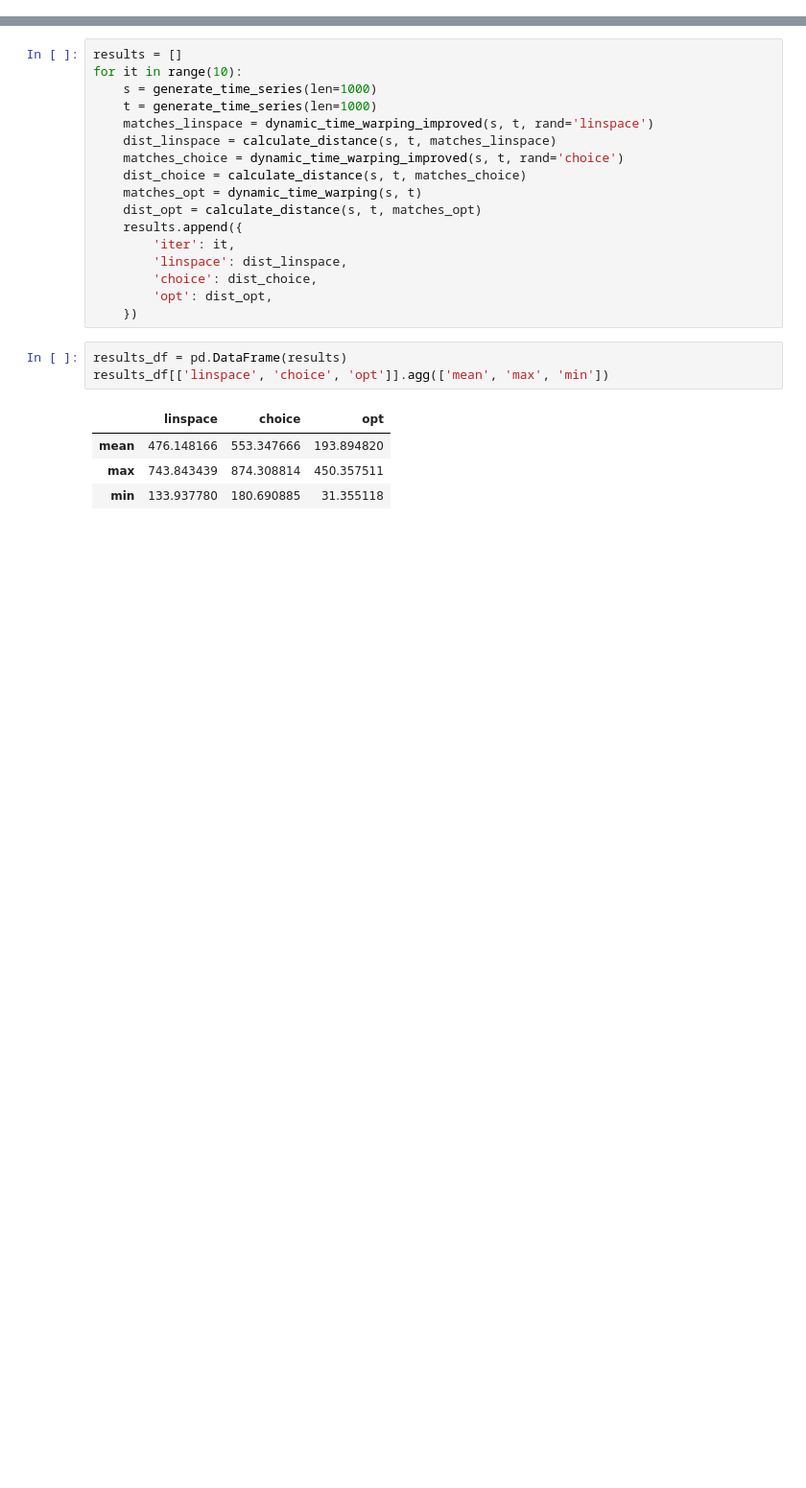
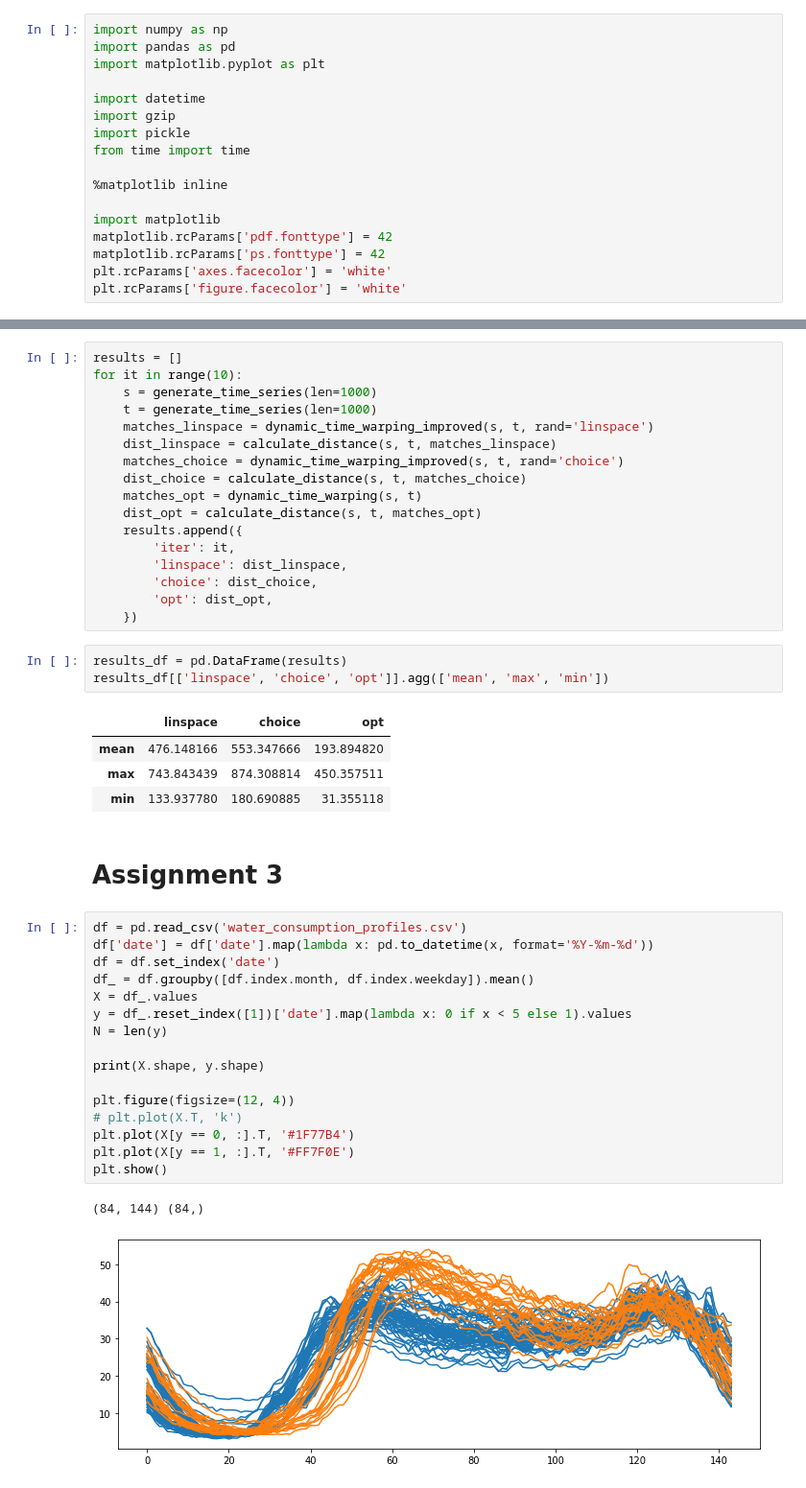
Before and after one commit to AdrianUrbanski/ADM, a Jupyter notebook: lista2.ipynb, the cells around one changed output, grey strips where cells are left out. Shown at 96% size. Saved outputs shown, nothing was run; the diff lists cells and outputs as text; blank space fills up the shorter version.

Commit message:
Add starter code for assignment 3

```diff
--- a/lista2.ipynb
+++ b/lista2.ipynb
@@ -9,0 +20,17 @@ import pandas as pd
+# %%
+import numpy as np
+import pandas as pd
+import matplotlib.pyplot as plt
+
+import datetime
+import gzip
+import pickle
+from time import time
+
+%matplotlib inline
+
+import matplotlib
+matplotlib.rcParams['pdf.fonttype'] = 42
+matplotlib.rcParams['ps.fonttype'] = 42
+plt.rcParams['axes.facecolor'] = 'white'
+plt.rcParams['figure.facecolor'] = 'white'
@@ -317,3 +351,24 @@ results_df[['linspace', 'choice', 'opt']].agg(['mean', 'max', 'min'])
 | mean | 476.148166 | 553.347666 | 193.894820 |
 | max | 743.843439 | 874.308814 | 450.357511 |
 | min | 133.937780 | 180.690885 | 31.355118 |
+# %% [markdown]
+# Assignment 3
+# %%
+df = pd.read_csv('water_consumption_profiles.csv')
+df['date'] = df['date'].map(lambda x: pd.to_datetime(x, format='%Y-%m-%d'))
+df = df.set_index('date')
+df_ = df.groupby([df.index.month, df.index.weekday]).mean()
+X = df_.values
+y = df_.reset_index([1])['date'].map(lambda x: 0 if x < 5 else 1).values
+N = len(y)
+
+print(X.shape, y.shape)
+
+plt.figure(figsize=(12, 4))
+# plt.plot(X.T, 'k')
+plt.plot(X[y == 0, :].T, '#1F77B4')
+plt.plot(X[y == 1, :].T, '#FF7F0E')
+plt.show()
+# %% [output]
+(84, 144) (84,)
+[figure, added]
```
Also changed, not shown: parts of 9 cells of this notebook.
